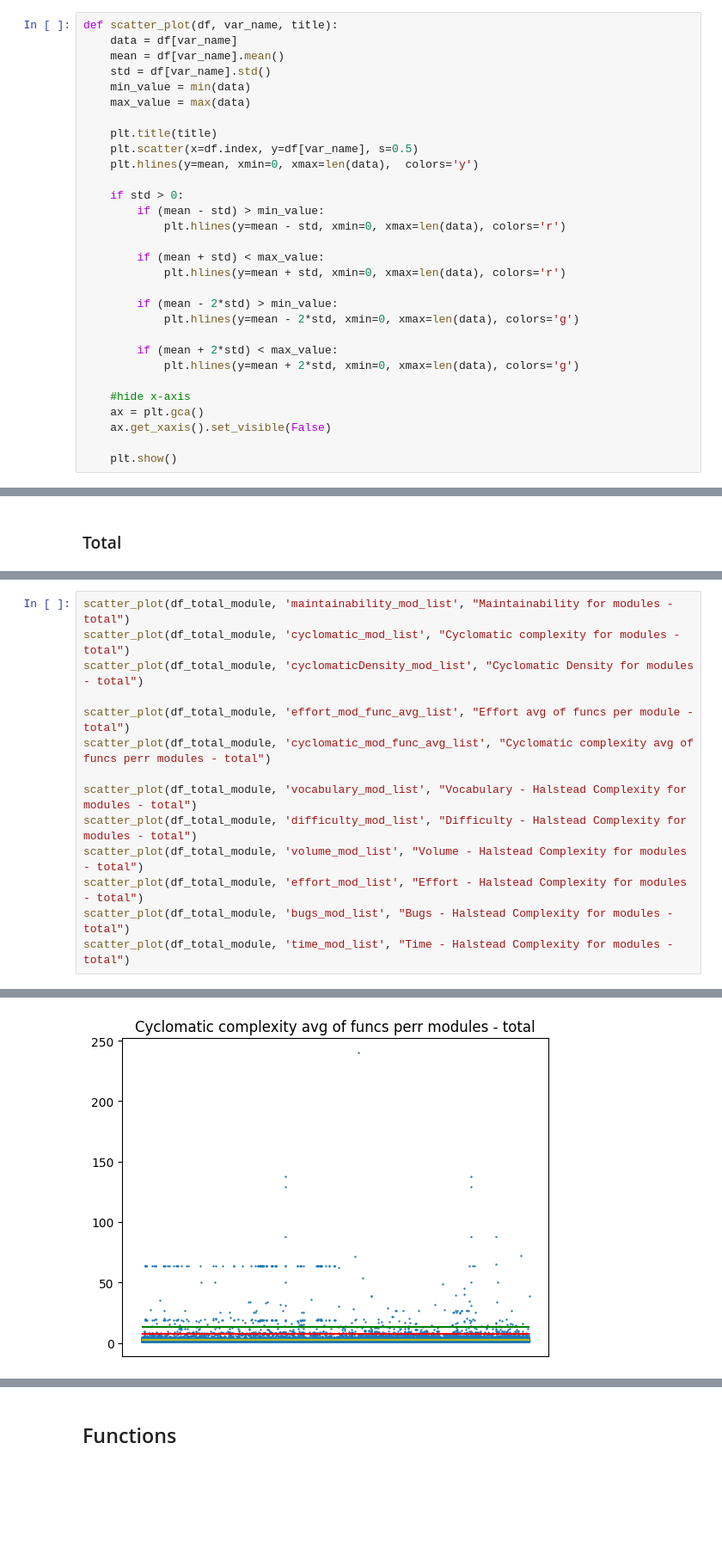
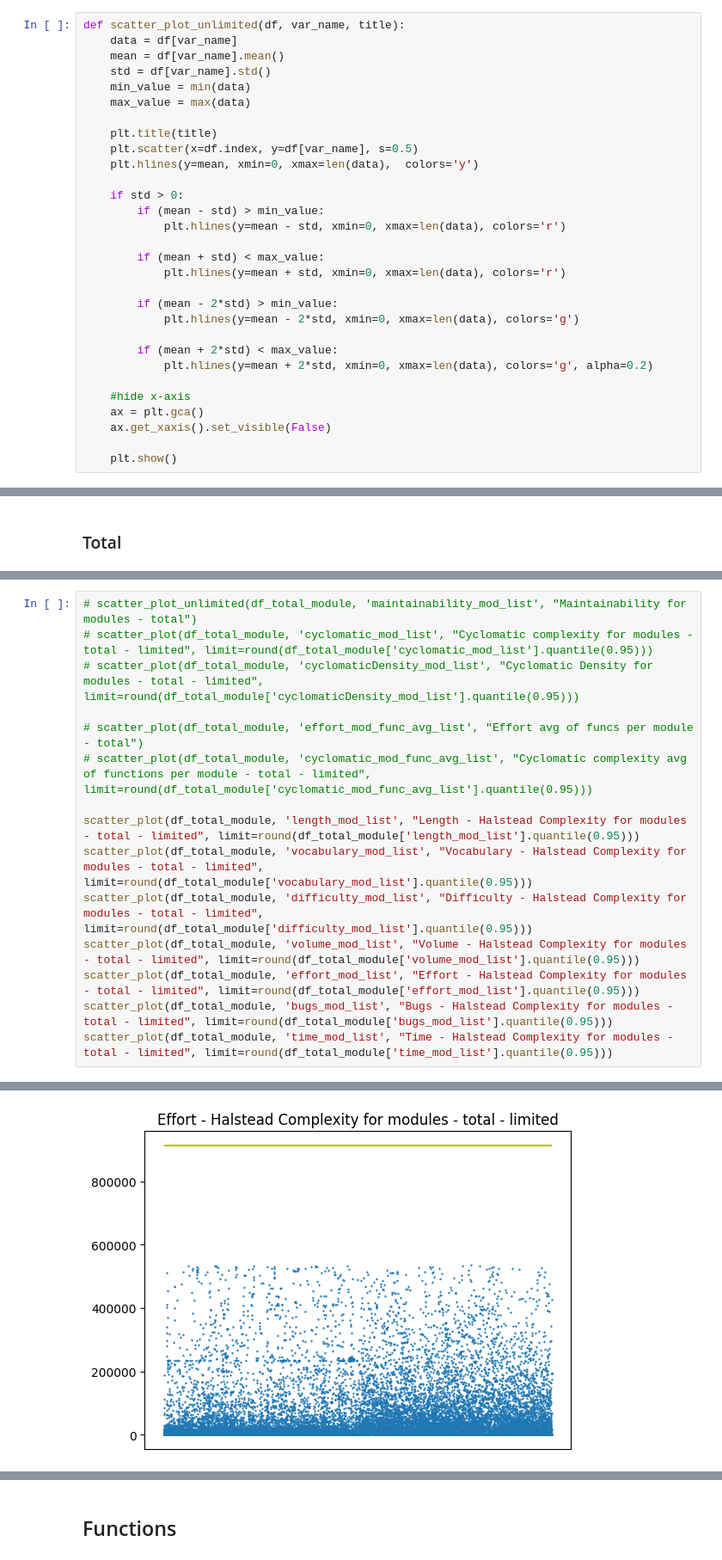
Before and after one commit to shantifabri/thesis-creative-coding, a Jupyter notebook: Jupyters/metrics.ipynb, the cells around one changed output, grey strips where cells are left out. Shown at 86% size. Cells and saved outputs as stored; diff of their text form; blank space fills up the shorter version.

```diff
--- a/Jupyters/metrics.ipynb
+++ b/Jupyters/metrics.ipynb
@@ -11,7 +11,7 @@ n_sketches_created = 14542
 n_sketches_hearted = 14196
 n_sketches_total = n_sketches_created + n_sketches_hearted
 # %%
-def scatter_plot(df, var_name, title):
+def scatter_plot_unlimited(df, var_name, title):
     data = df[var_name]
     mean = df[var_name].mean()
     std = df[var_name].std()
@@ -33,7 +33,7 @@ def scatter_plot(df, var_name, title):
             plt.hlines(y=mean - 2*std, xmin=0, xmax=len(data), colors='g')
 
         if (mean + 2*std) < max_value:
-            plt.hlines(y=mean + 2*std, xmin=0, xmax=len(data), colors='g')
+            plt.hlines(y=mean + 2*std, xmin=0, xmax=len(data), colors='g', alpha=0.2)
 
     #hide x-axis
     ax = plt.gca()
@@ -201,15 +223,16 @@ df_total_module.describe()
 # %%
-scatter_plot(df_total_module, 'maintainability_mod_list', "Maintainability for modules - total")
-scatter_plot(df_total_module, 'cyclomatic_mod_list', "Cyclomatic complexity for modules - total")
-scatter_plot(df_total_module, 'cyclomaticDensity_mod_list', "Cyclomatic Density for modules - total")
+# scatter_plot_unlimited(df_total_module, 'maintainability_mod_list', "Maintainability for modules - total")
+# scatter_plot(df_total_module, 'cyclomatic_mod_list', "Cyclomatic complexity for modules - total - limited", limit=round(df_total_module['cyclomatic_mod_list'].quantile(0.95)))
+# scatter_plot(df_total_module, 'cyclomaticDensity_mod_list', "Cyclomatic Density for modules - total - limited", limit=round(df_total_module['cyclomaticDensity_mod_list'].quantile(0.95)))
 
-scatter_plot(df_total_module, 'effort_mod_func_avg_list', "Effort avg of funcs per module - total")
-scatter_plot(df_total_module, 'cyclomatic_mod_func_avg_list', "Cyclomatic complexity avg of funcs perr modules - total")
+# scatter_plot(df_total_module, 'effort_mod_func_avg_list', "Effort avg of funcs per module - total")
+# scatter_plot(df_total_module, 'cyclomatic_mod_func_avg_list', "Cyclomatic complexity avg of functions per module - total - limited", limit=round(df_total_module['cyclomatic_mod_func_avg_list'].quantile(0.95)))
 
-scatter_plot(df_total_module, 'vocabulary_mod_list', "Vocabulary - Halstead Complexity for modules - total")
-scatter_plot(df_total_module, 'difficulty_mod_list', "Difficulty - Halstead Complexity for modules - total")
-scatter_plot(df_total_module, 'volume_mod_list', "Volume - Halstead Complexity for modules - total")
-scatter_plot(df_total_module, 'effort_mod_list', "Effort - Halstead Complexity for modules - total")
-scatter_plot(df_total_module, 'bugs_mod_list', "Bugs - Halstead Complexity for modules - total")
-scatter_plot(df_total_module, 'time_mod_list', "Time - Halstead Complexity for modules - total")
+scatter_plot(df_total_module, 'length_mod_list', "Length - Halstead Complexity for modules - total - limited", limit=round(df_total_module['length_mod_list'].quantile(0.95)))
+scatter_plot(df_total_module, 'vocabulary_mod_list', "Vocabulary - Halstead Complexity for modules - total - limited", limit=round(df_total_module['vocabulary_mod_list'].quantile(0.95)))
+scatter_plot(df_total_module, 'difficulty_mod_list', "Difficulty - Halstead Complexity for modules - total - limited", limit=round(df_total_module['difficulty_mod_list'].quantile(0.95)))
+scatter_plot(df_total_module, 'volume_mod_list', "Volume - Halstead Complexity for modules - total - limited", limit=round(df_total_module['volume_mod_list'].quantile(0.95)))
+scatter_plot(df_total_module, 'effort_mod_list', "Effort - Halstead Complexity for modules - total - limited", limit=round(df_total_module['effort_mod_list'].quantile(0.95)))
+scatter_plot(df_total_module, 'bugs_mod_list', "Bugs - Halstead Complexity for modules - total - limited", limit=round(df_total_module['bugs_mod_list'].quantile(0.95)))
+scatter_plot(df_total_module, 'time_mod_list', "Time - Halstead Complexity for modules - total - limited", limit=round(df_total_module['time_mod_list'].quantile(0.95)))
 # %% [output]
@@ -220 +243 @@ scatter_plot(df_total_module, 'time_mod_list', "Time - Halstead Complexity for m
-[figure, old version]
+[figure, new version]
```
Also changed, not shown: parts of 21 cells of this notebook, 3 other files.
